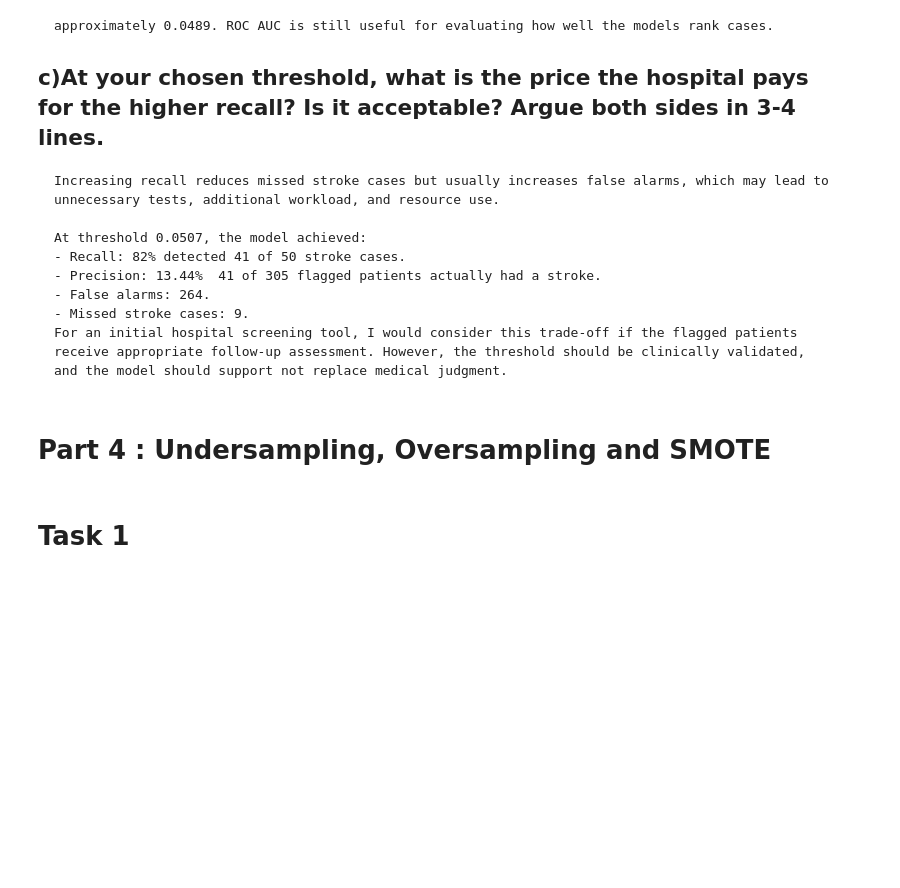
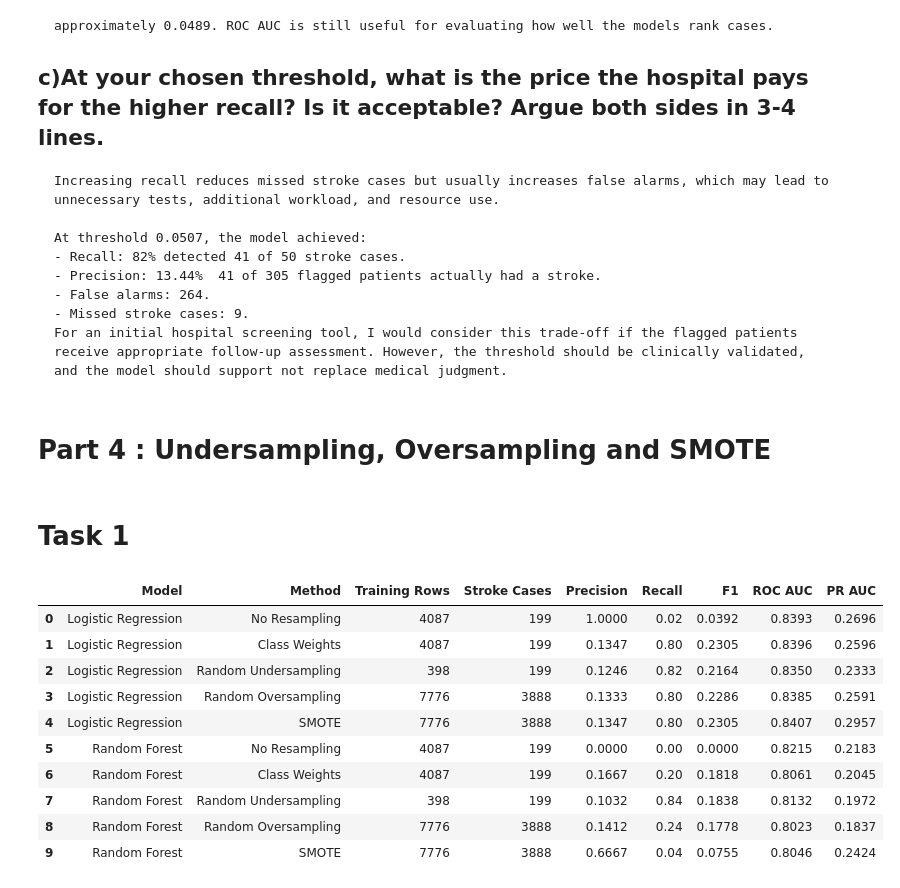
Before and after one commit to Ritika-Lund/Machine-learning-Lab, a Jupyter notebook: LAB 09/ML_LAB9_Ritika_H.ipynb, the cells around one changed output. Cells and saved outputs as stored; diff of their text form; code cells hidden in the pictures; blank space fills up the shorter version.

Commit message:
done with part 4 of lab09

```diff
--- a/LAB 09/ML_LAB9_Ritika_H.ipynb
+++ b/LAB 09/ML_LAB9_Ritika_H.ipynb
@@ -697,3 +699,88 @@ Missed stroke cases: 9
 # Part 4 : Undersampling, Oversampling and SMOTE
 # %% [markdown]
 # Task 1
+# %%
+# Task 1
+
+from imblearn.over_sampling import RandomOverSampler, SMOTE
+from imblearn.under_sampling import RandomUnderSampler
+
+resampling_methods = {
+    "No Resampling": None,
+    "Class Weights": "balanced",
+    "Random Undersampling": RandomUnderSampler(random_state=SEED),
+    "Random Oversampling": RandomOverSampler(random_state=SEED),
+    "SMOTE": SMOTE(random_state=SEED)
+}
+
+models_part4 = {
+    "Logistic Regression": LogisticRegression(max_iter=1000, random_state=SEED),
+    "Random Forest": RandomForestClassifier(
+        n_estimators=200,
+        min_samples_leaf=5,
+        random_state=SEED,
+        n_jobs=-1
+    )
+}
+
+X_train_part4 = {
+    "Logistic Regression": X_train_scaled,
+    "Random Forest": X_train
+}
+
+X_test_part4 = {
+    "Logistic Regression": X_test_scaled,
+    "Random Forest": X_test
+}
+
+results_part4 = []
+
+for model_name, model in models_part4.items():
+
+    for method_name, sampler in resampling_methods.items():
+
+        Xtr = X_train_part4[model_name]
+        Xte = X_test_part4[model_name]
+        ytr = y_train.copy()
+
+        if sampler == "balanced":
+            model.set_params(class_weight="balanced")
+
+        else:
+            model.set_params(class_weight=None)
+
+            if sampler is not None:
+                Xtr, ytr = sampler.fit_resample(Xtr, ytr)
+
+        model.fit(Xtr, ytr)
+
+        y_pred = model.predict(Xte)
+        y_prob = model.predict_proba(Xte)[:, 1]
+
+        results_part4.append({
+            "Model": model_name,
+            "Method": method_name,
+            "Training Rows": len(ytr),
+            "Stroke Cases": int(ytr.sum()),
+            "Precision": precision_score(y_test, y_pred, zero_division=0),
+            "Recall": recall_score(y_test, y_pred, zero_division=0),
+            "F1": f1_score(y_test, y_pred, zero_division=0),
+            "ROC AUC": roc_auc_score(y_test, y_prob),
+            "PR AUC": average_precision_score(y_test, y_prob)
+        })
+
+results_part4_df = pd.DataFrame(results_part4)
+
+display(results_part4_df.round(4))
+# %% [output]
+|  | Model | Method | Training Rows | Stroke Cases | Precision | Recall | F1 | ROC AUC | PR AUC |
+| 0 | Logistic Regression | No Resampling | 4087 | 199 | 1.0000 | 0.02 | 0.0392 | 0.8393 | 0.2696 |
+| 1 | Logistic Regression | Class Weights | 4087 | 199 | 0.1347 | 0.80 | 0.2305 | 0.8396 | 0.2596 |
+| 2 | Logistic Regression | Random Undersampling | 398 | 199 | 0.1246 | 0.82 | 0.2164 | 0.8350 | 0.2333 |
+| 3 | Logistic Regression | Random Oversampling | 7776 | 3888 | 0.1333 | 0.80 | 0.2286 | 0.8385 | 0.2591 |
+| 4 | Logistic Regression | SMOTE | 7776 | 3888 | 0.1347 | 0.80 | 0.2305 | 0.8407 | 0.2957 |
+| 5 | Random Forest | No Resampling | 4087 | 199 | 0.0000 | 0.00 | 0.0000 | 0.8215 | 0.2183 |
+| 6 | Random Forest | Class Weights | 4087 | 199 | 0.1667 | 0.20 | 0.1818 | 0.8061 | 0.2045 |
+| 7 | Random Forest | Random Undersampling | 398 | 199 | 0.1032 | 0.84 | 0.1838 | 0.8132 | 0.1972 |
+| 8 | Random Forest | Random Oversampling | 7776 | 3888 | 0.1412 | 0.24 | 0.1778 | 0.8023 | 0.1837 |
+| 9 | Random Forest | SMOTE | 7776 | 3888 | 0.6667 | 0.04 | 0.0755 | 0.8046 | 0.2424 |
```
Also changed, not shown: parts of 6 cells of this notebook.
